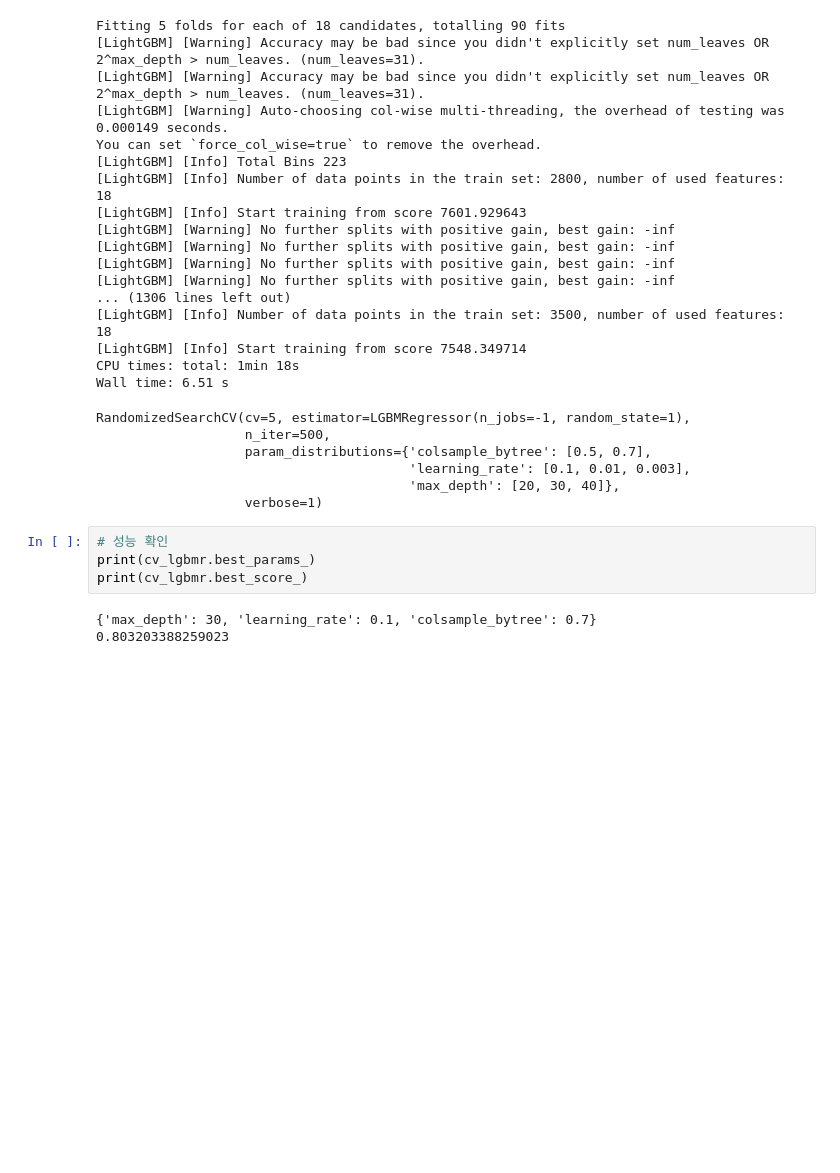
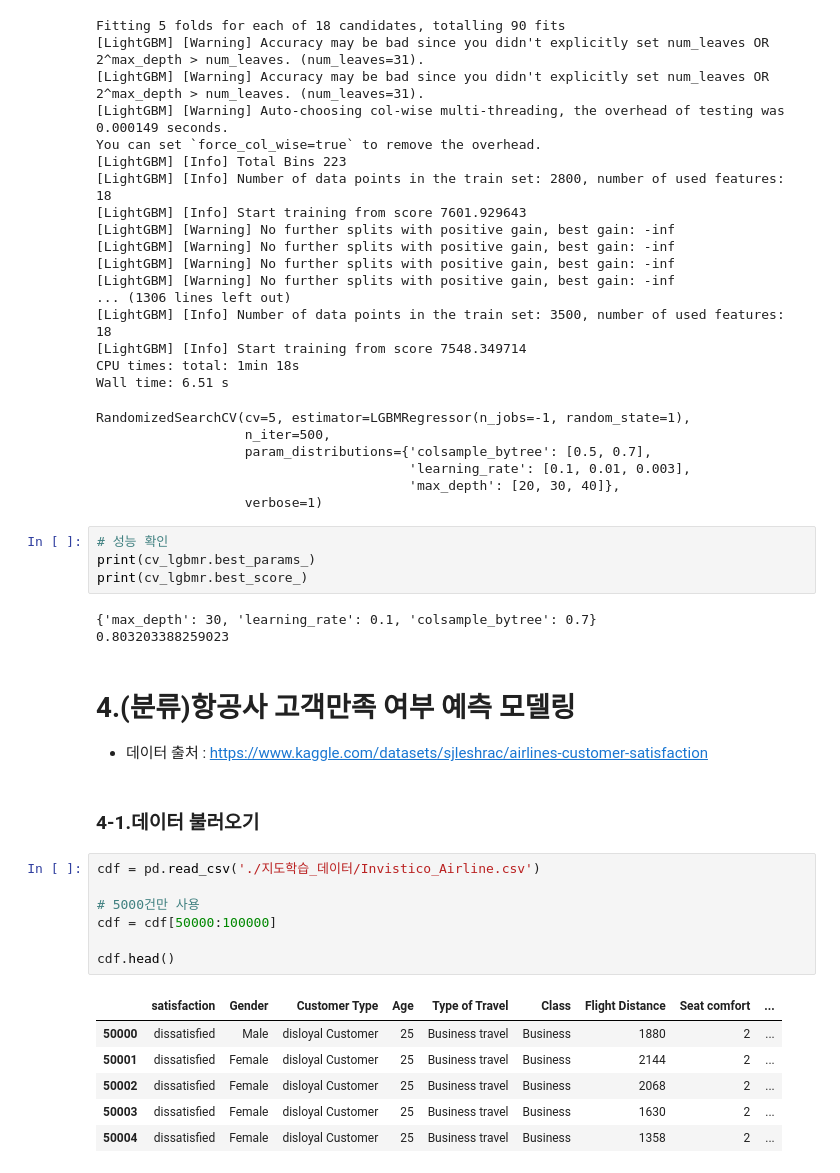
Before and after one commit to LeticiaKang/AICE_AI_Study, a Jupyter notebook: 7. 모델 성능 향상하기.ipynb, the cells around one changed output. Drawn from its saved outputs; the diff is of its cells as text; blank space fills up the shorter version.

```diff
--- a/7. 모델 성능 향상하기.ipynb
+++ b/7. 모델 성능 향상하기.ipynb
@@ -539,3 +539,22 @@ print(cv_lgbmr.best_score_)
 # %% [output]
 {'max_depth': 30, 'learning_rate': 0.1, 'colsample_bytree': 0.7}
 0.803203388259023
+# %% [markdown]
+# 4.(분류)항공사 고객만족 여부 예측 모델링
+- 데이터 출처 : https://www.kaggle.com/datasets/sjleshrac/airlines-customer-satisfaction
+# %% [markdown]
+### 4-1.데이터 불러오기
+# %%
+cdf = pd.read_csv('./지도학습_데이터/Invistico_Airline.csv')
+
+# 5000건만 사용
+cdf = cdf[50000:100000]
+
+cdf.head()
+# %% [output]
+|  | satisfaction | Gender | Customer Type | Age | Type of Travel | Class | Flight Distance | Seat comfort | ... |
+| 50000 | dissatisfied | Male | disloyal Customer | 25 | Business travel | Business | 1880 | 2 | ... |
+| 50001 | dissatisfied | Female | disloyal Customer | 25 | Business travel | Business | 2144 | 2 | ... |
+| 50002 | dissatisfied | Female | disloyal Customer | 25 | Business travel | Business | 2068 | 2 | ... |
+| 50003 | dissatisfied | Female | disloyal Customer | 25 | Business travel | Business | 1630 | 2 | ... |
+| 50004 | dissatisfied | Female | disloyal Customer | 25 | Business travel | Business | 1358 | 2 | ... |
```
Also changed, not shown: parts of 33 cells of this notebook.
